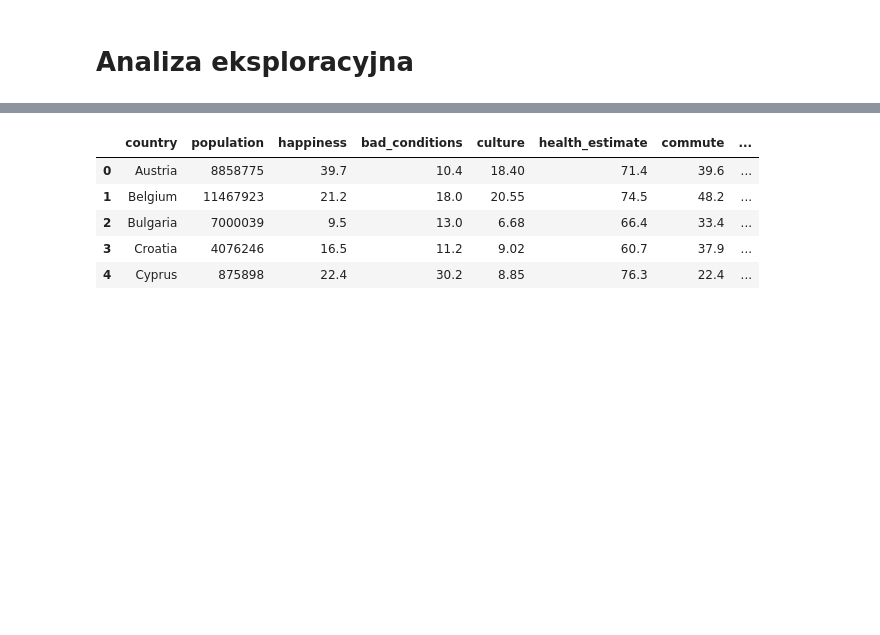
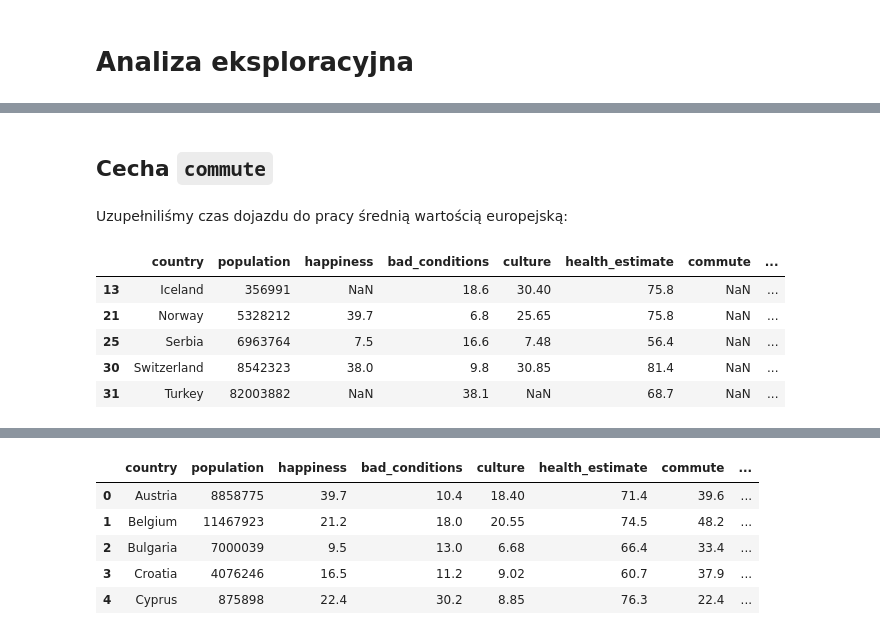
Before and after one commit to McCastles/MED-project, a Jupyter notebook: notebooks/Exploratory analysis.ipynb, the cells around one changed output, grey strips where cells are left out. Saved outputs shown, nothing was run; the diff lists cells and outputs as text; code cells hidden in the pictures; blank space fills up the shorter version.

```diff
--- a/notebooks/Exploratory analysis.ipynb
+++ b/notebooks/Exploratory analysis.ipynb
@@ -14,0 +103,14 @@ Wczytanie danych i wyświetlenie pierwszych pięciu wierszy.
+# %% [markdown]
+## Cecha `commute`
+# %% [markdown]
+Uzupełniliśmy czas dojazdu do pracy średnią wartością europejską:
+# %%
+nan_commute = dirty[dirty['commute'].isna()]['country']
+dirty[dirty['commute'].isna()]
+# %% [output]
+|  | country | population | happiness | bad_conditions | culture | health_estimate | commute | ... |
+| 13 | Iceland | 356991 | NaN | 18.6 | 30.40 | 75.8 | NaN | ... |
+| 21 | Norway | 5328212 | 39.7 | 6.8 | 25.65 | 75.8 | NaN | ... |
+| 25 | Serbia | 6963764 | 7.5 | 16.6 | 7.48 | 56.4 | NaN | ... |
+| 30 | Switzerland | 8542323 | 38.0 | 9.8 | 30.85 | 81.4 | NaN | ... |
+| 31 | Turkey | 82003882 | NaN | 38.1 | NaN | 68.7 | NaN | ... |
```
Also changed, not shown: parts of 36 cells of this notebook, 2 other files.
